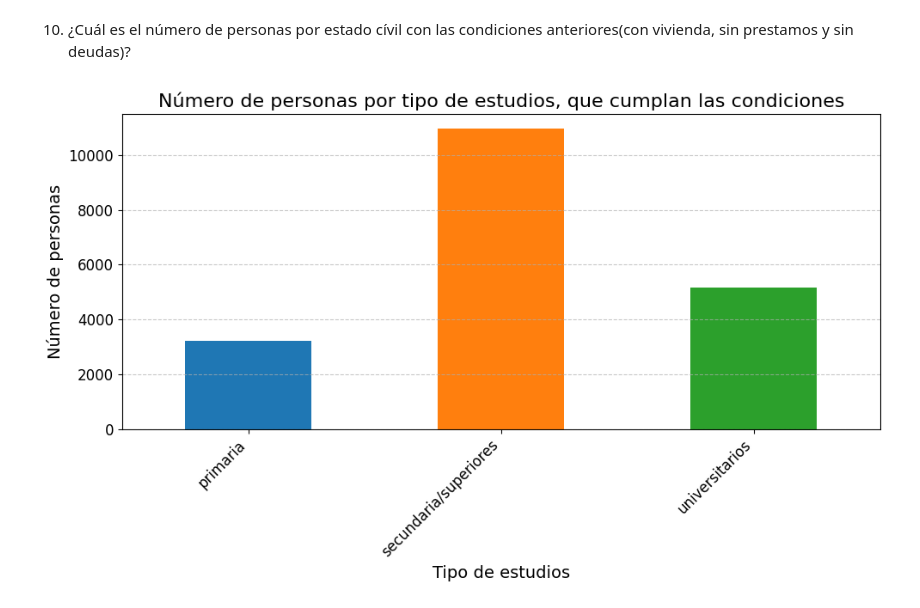
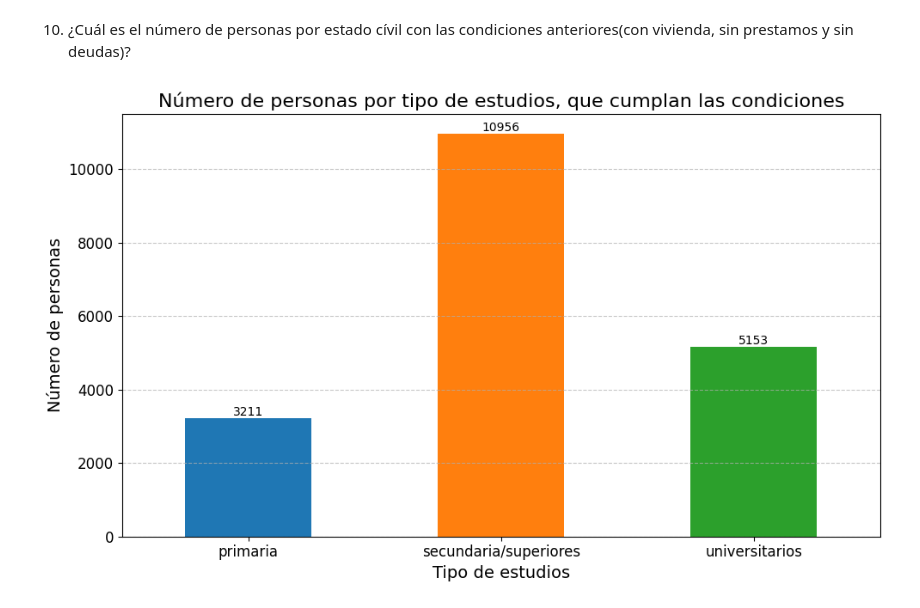
Before and after one commit to guillem-edo/AMACOR_Depositos, a Jupyter notebook: DATA/EDA/EDA.ipynb, the cells around one changed output. Saved outputs shown, nothing was run; the diff lists cells and outputs as text; code cells hidden in the pictures.

Commit message:
GRAFICOS MEJORADOS

```diff
--- a/DATA/EDA/EDA.ipynb
+++ b/DATA/EDA/EDA.ipynb
@@ -359,6 +373,8 @@ plt.xticks(rotation=45, ha='right', fontsize=12)  # Rotar etiquetas para mejor v
 plt.yticks(fontsize=12)
 plt.grid(axis='y', linestyle='--', alpha=0.7)  # Agregar rejilla para mejor visualización
 
+for index, value in enumerate(media_edades_por_estado_civil):
+    plt.text(index, value, f"{value:.2f}", ha='center', va='bottom', fontsize=10)
 # Mostrar el gráfico
 plt.tight_layout()  # Ajustar el diseño del gráfico
 plt.show()
@@ -452,27 +546,31 @@ La mediana del saldo de las personas que cumplen con las condiciones es: 456.0
 # %% [markdown]
 10. ¿Cuál es el número de personas por estado cívil con las condiciones anteriores(con vivienda, sin prestamos y sin deudas)?
 # %%
-
 # Agrupar por tipo de estudios y contar el número de personas en cada categoría
 personas_por_tipo_de_estudios = personas_sin_deuda_y_con_vivienda_sin_prestamo.groupby('educacion').size()
 
 # Configuración de colores y estilo
 colors = ['#1f77b4', '#ff7f0e', '#2ca02c', '#d62728', '#9467bd', '#8c564b', '#e377c2', '#7f7f7f', '#bcbd22', '#17becf']
 
 # Crear el gráfico de barras
 plt.figure(figsize=(10, 6))  # Ajustar el tamaño del gráfico
 personas_por_tipo_de_estudios.plot(kind='bar', color=colors)
 
 # Personalizar el gráfico
 plt.title('Número de personas por tipo de estudios, que cumplan las condiciones', fontsize=16)
 plt.xlabel('Tipo de estudios', fontsize=14)
 plt.ylabel('Número de personas', fontsize=14)
-plt.xticks(rotation=45, ha='right', fontsize=12)  # Rotar etiquetas para mejor visualización
+plt.xticks(rotation=0, ha='center', fontsize=12)  # Rotar etiquetas para mejor visualización
 plt.yticks(fontsize=12)
 plt.grid(axis='y', linestyle='--', alpha=0.7)  # Agregar rejilla para mejor visualización
+
+
+# Añadir el número exacto de personas en cada barra
+for index, value in enumerate(personas_por_tipo_de_estudios):
+    plt.text(index, value, str(value), ha='center', va='bottom', fontsize=10)
 
 # Mostrar el gráfico
 plt.tight_layout()  # Ajustar el diseño del gráfico
 plt.show()
 # %% [output]
-[figure, old version]
+[figure, new version]
```
Also changed, not shown: parts of 9 cells of this notebook.
